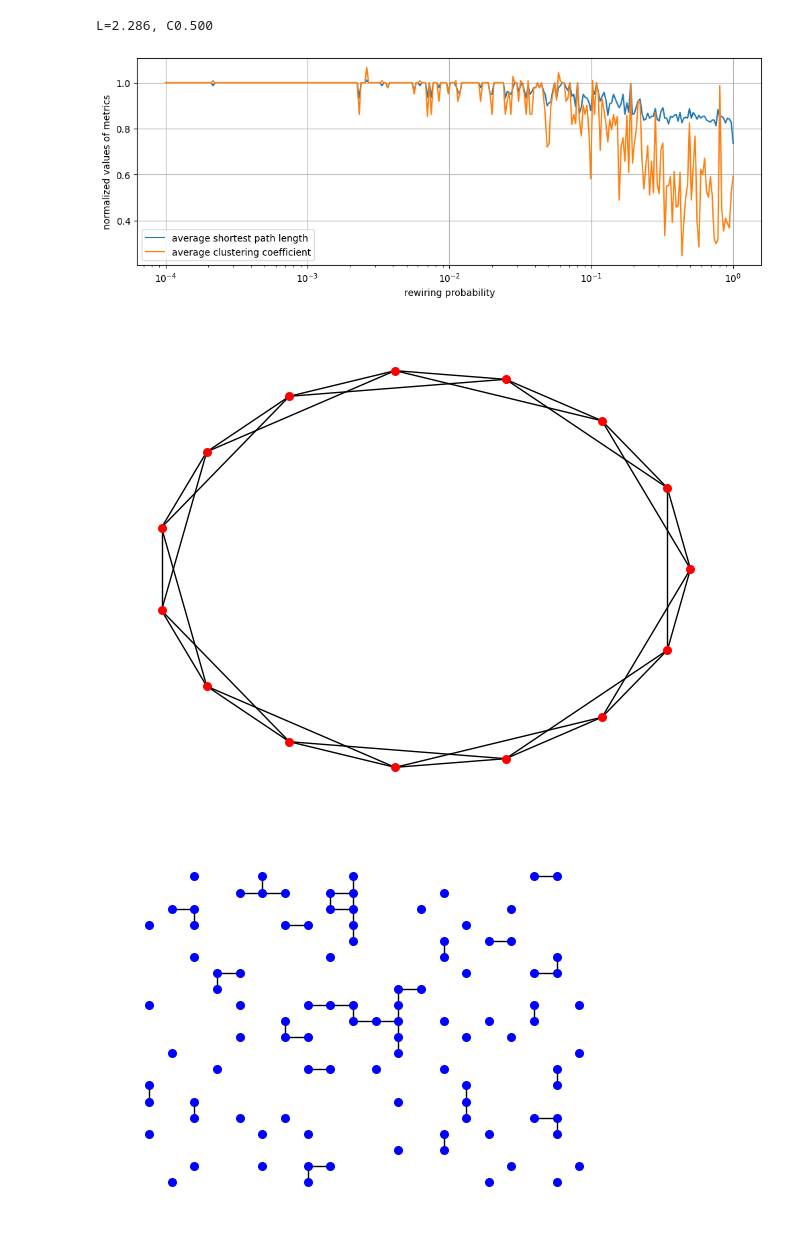
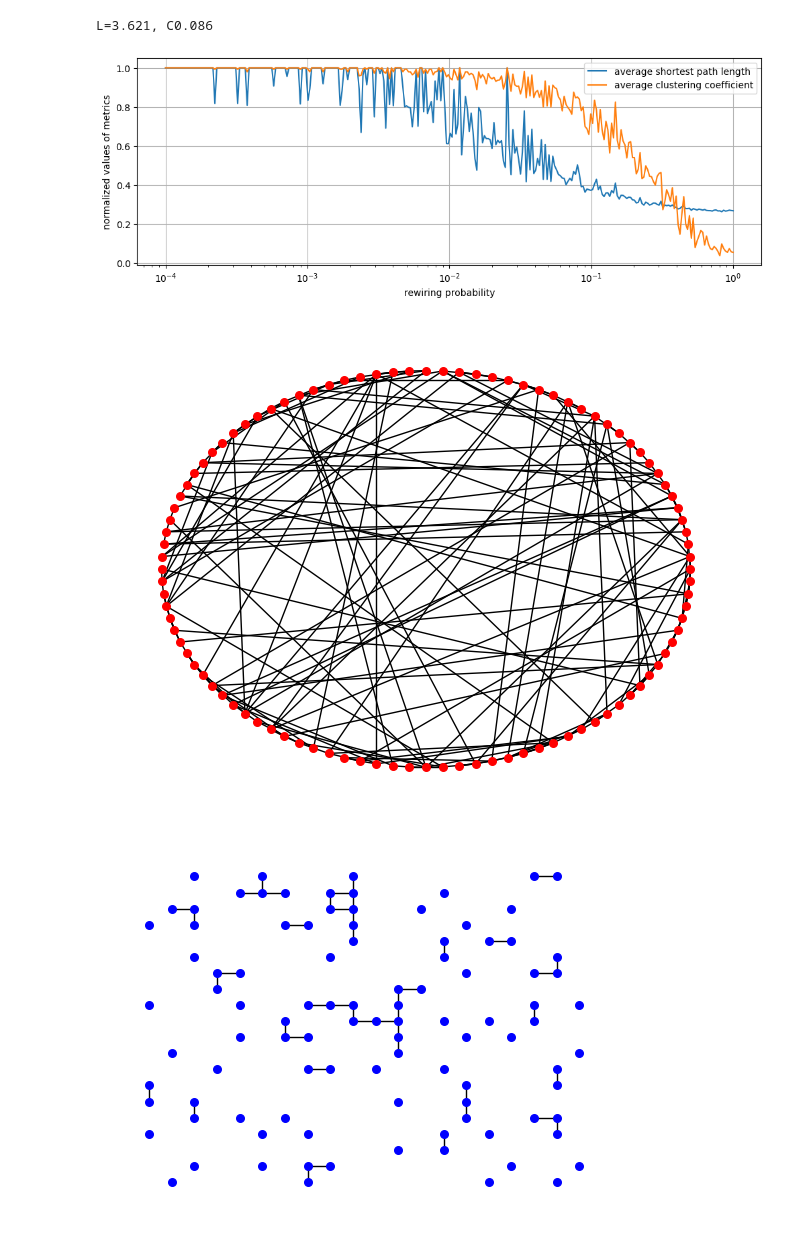
Before and after one commit to frinfo702/graph-network-sm24, a Jupyter notebook: notebooks/problem2-2.ipynb, the cells around one changed output. Drawn from its saved outputs; the diff is of its cells as text; code cells hidden in the pictures.

```diff
--- a/notebooks/problem2-2.ipynb
+++ b/notebooks/problem2-2.ipynb
@@ -5,24 +5,24 @@ from src.models.network_generator import SmallWorldNetwork, LatticeGraph,   Netw
 from src.models.analyzer import NetworkAnalyzer
 # %%
 # initialize network generator
-generator = SmallWorldNetwork(15, 4, 1e-2)
+generator = SmallWorldNetwork(100, 4, 0.5)
 # initialize analyzer
 analyzer = NetworkAnalyzer()
 
 G = generator.generate()
 L, C = analyzer.calculate_metrics(G)
 print(f"L={L:.3f}, C{C:.3f}")
 
 # analyze propaties according to p-value
 p_values, L_values, C_values = analyzer.analyze_propaties(generator, num_points=300)
 analyzer.plot_propaties(p_values, L_values, C_values)
 
 # draw
 generator.draw(G)
 # %% [output]
-L=2.286, C0.500
+L=3.621, C0.086
-[figure, old version]
+[figure, new version]
-[figure, old version]
+[figure, new version]
 # %%
 import networkx as nx
 import matplotlib.pyplot as plt
```
Also changed, not shown: 2 other files.
